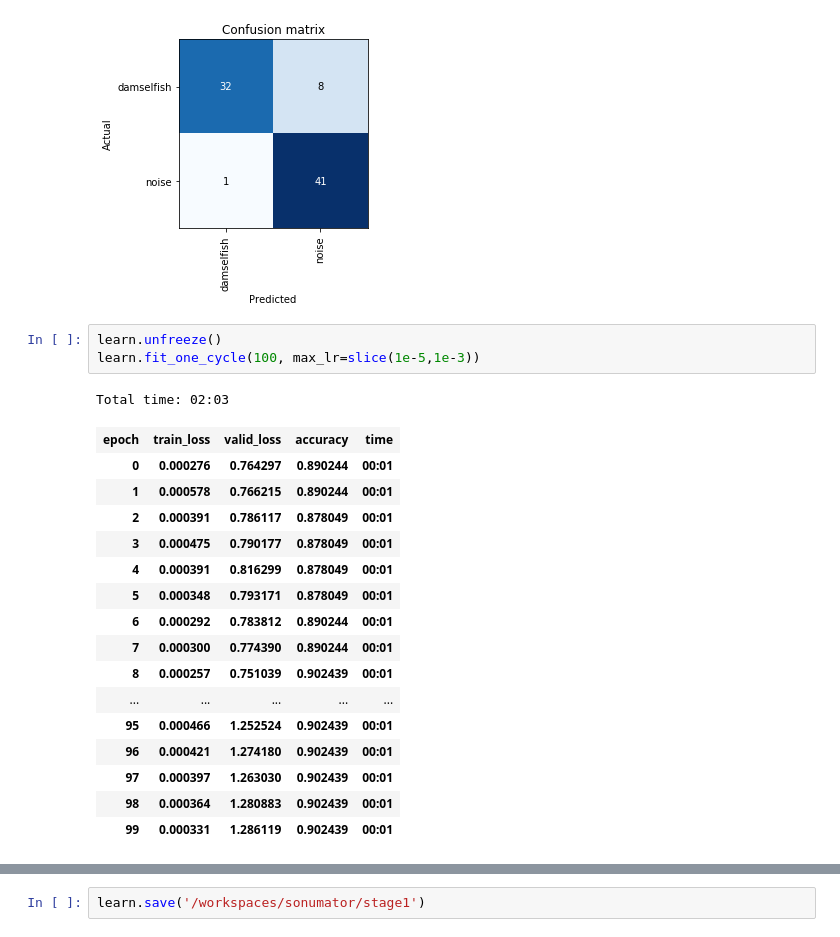
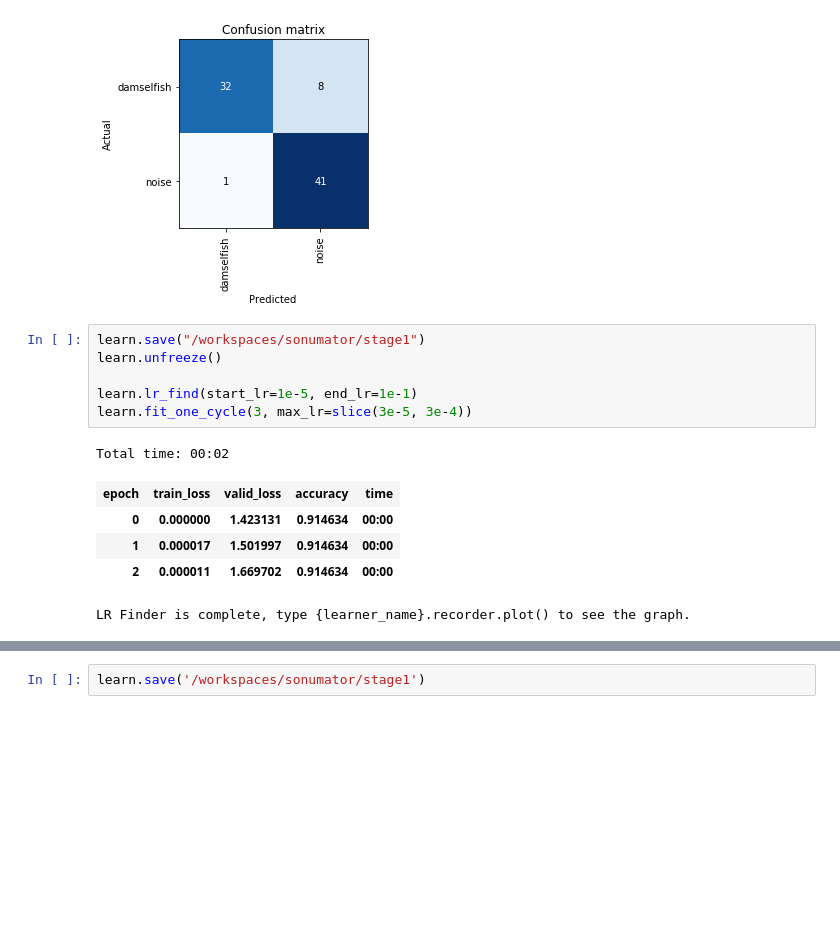
Before and after one commit to whoahbot/sonumator, a Jupyter notebook: notebook.ipynb, the cells around one changed output, grey strips where cells are left out. Saved outputs shown, nothing was run; the diff lists cells and outputs as text; blank space fills up the shorter version.

Commit message:
Trainer is working, prediction is broken.

```diff
--- a/notebook.ipynb
+++ b/notebook.ipynb
@@ -145,24 +159,16 @@ interp = ClassificationInterpretation.from_learner(learn)
 interp.plot_confusion_matrix()
 # %% [output]
 [figure]
-# %%
-learn.unfreeze()
-learn.fit_one_cycle(100, max_lr=slice(1e-5,1e-3))
-# %% [output]
-Total time: 02:03
-| epoch | train_loss | valid_loss | accuracy | time |
-| 0 | 0.000276 | 0.764297 | 0.890244 | 00:01 |
-| 1 | 0.000578 | 0.766215 | 0.890244 | 00:01 |
-| 2 | 0.000391 | 0.786117 | 0.878049 | 00:01 |
-| 3 | 0.000475 | 0.790177 | 0.878049 | 00:01 |
-| 4 | 0.000391 | 0.816299 | 0.878049 | 00:01 |
-| 5 | 0.000348 | 0.793171 | 0.878049 | 00:01 |
-| 6 | 0.000292 | 0.783812 | 0.890244 | 00:01 |
-| 7 | 0.000300 | 0.774390 | 0.890244 | 00:01 |
-| 8 | 0.000257 | 0.751039 | 0.902439 | 00:01 |
-| ... | ... | ... | ... | ... |
-| 95 | 0.000466 | 1.252524 | 0.902439 | 00:01 |
-| 96 | 0.000421 | 1.274180 | 0.902439 | 00:01 |
-| 97 | 0.000397 | 1.263030 | 0.902439 | 00:01 |
-| 98 | 0.000364 | 1.280883 | 0.902439 | 00:01 |
-| 99 | 0.000331 | 1.286119 | 0.902439 | 00:01 |
+# %%
+learn.save("/workspaces/sonumator/stage1")
+learn.unfreeze()
+
+learn.lr_find(start_lr=1e-5, end_lr=1e-1)
+learn.fit_one_cycle(3, max_lr=slice(3e-5, 3e-4))
+# %% [output]
+Total time: 00:02
+| epoch | train_loss | valid_loss | accuracy | time |
+| 0 | 0.000000 | 1.423131 | 0.914634 | 00:00 |
+| 1 | 0.000017 | 1.501997 | 0.914634 | 00:00 |
+| 2 | 0.000011 | 1.669702 | 0.914634 | 00:00 |
+LR Finder is complete, type {learner_name}.recorder.plot() to see the graph.
```
Also changed, not shown: parts of 9 cells of this notebook, 1 other file.
